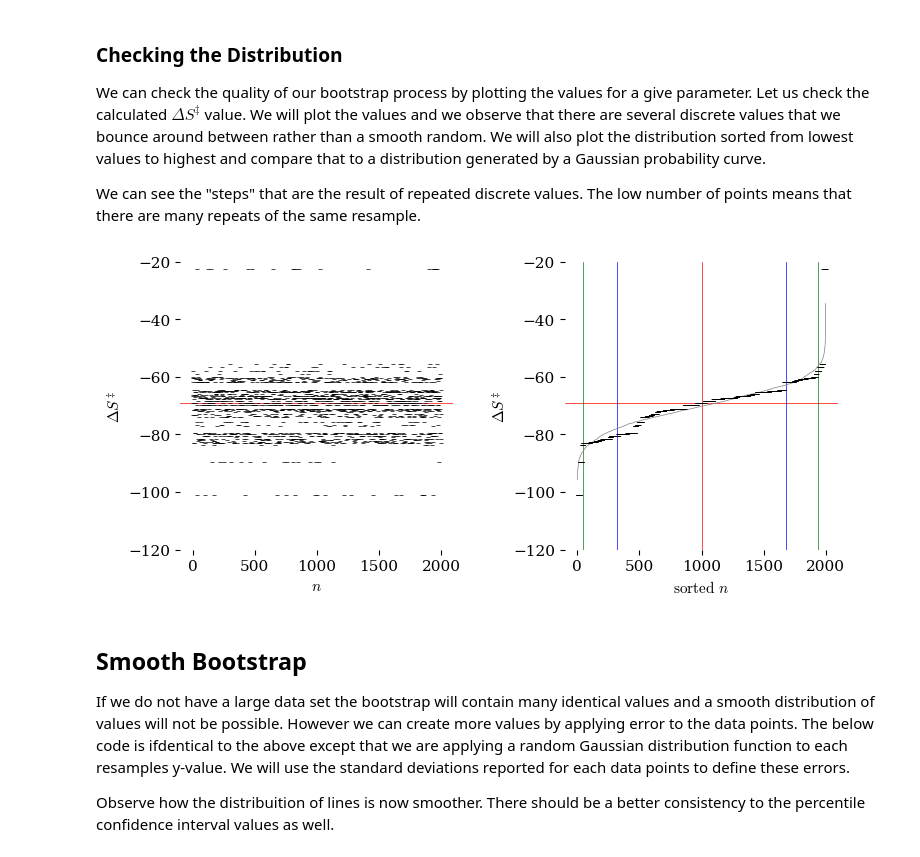
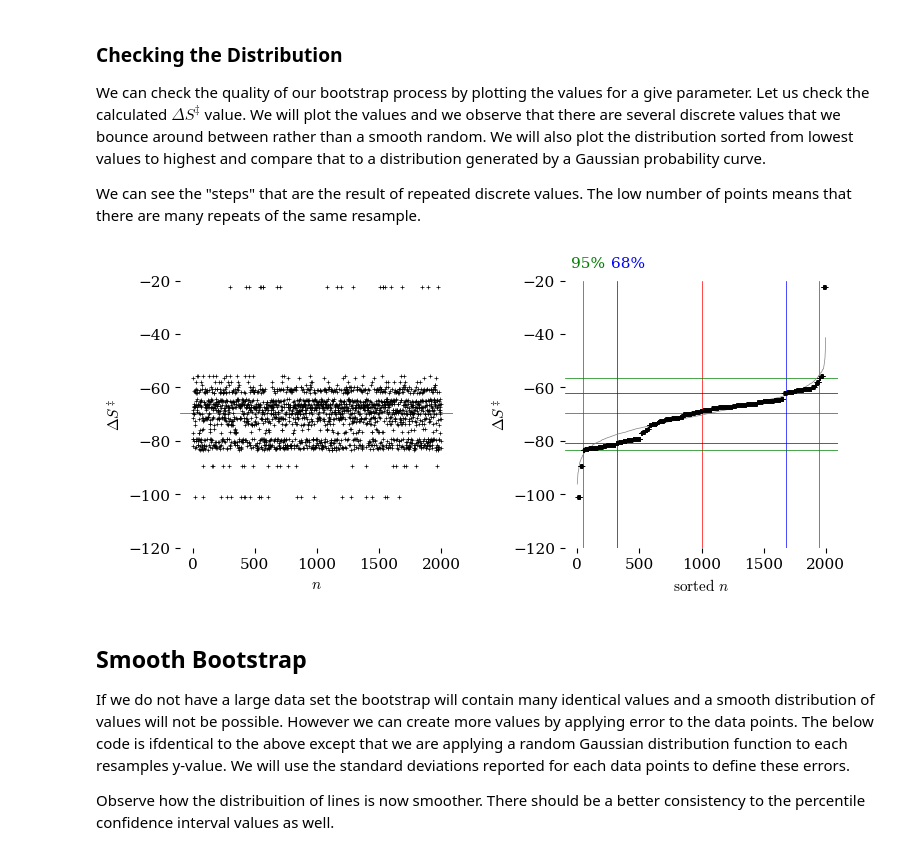
Before and after one commit to blinkletter/StealThisCode, a Jupyter notebook: 5_Erying/5A-Eyring_Exercises_5_Bootstrap.ipynb, the cells around one changed output. Drawn from its saved outputs; the diff is of its cells as text; code cells hidden in the pictures.

```diff
--- a/5_Erying/5A-Eyring_Exercises_5_Bootstrap.ipynb
+++ b/5_Erying/5A-Eyring_Exercises_5_Bootstrap.ipynb
@@ -401,9 +401,9 @@ ax[1].set(
        )
 #ax[1].set_xticks([0,0.001,0.002,0.003])
 
-ax[0].scatter(x1, y1, marker='_', s = 10,
+ax[0].scatter(x1, y1, marker='+', s = 10,
               color='black', linewidth = 0.5, zorder=1)
-ax[1].scatter(x1, y1_sorted, marker='_', s = 10,
+ax[1].scatter(x1, y1_sorted, marker='+', s = 10,
               color='black', linewidth = 0.5, zorder=1)
 
 
@@ -419,42 +419,48 @@ ax[1].axvline(n_points/2, color="red", linewidth = 0.5, zorder = 0)
 
 ax[1].axvline(percentile68left, color="blue", linewidth = 0.5, zorder = 0)
 ax[1].axvline(percentile68right, color="blue", linewidth = 0.5, zorder = 0)
-#ax[1].text(percentile68left-50,-15,"68%", color="blue")
+ax[1].text(percentile68left-50,-15,"68%", color="blue")
+
+ax[1].axhline(np.percentile(y1,16), color="blue", linewidth = 0.5, zorder = 0)
+ax[1].axhline(np.percentile(y1,84), color="blue", linewidth = 0.5, zorder = 0)
 
 
 
 ### 95%
 percentile95left = np.percentile(x1,2.5)
-percentile95right = np.percentile(x1,97.1)
+percentile95right = np.percentile(x1,97.5)
 
 ax[1].axvline(percentile95left, color="green", linewidth = 0.5, zorder = 0)
 ax[1].axvline(percentile95right, color="green", linewidth = 0.5, zorder = 0)
-#ax[1].text(percentile95left-100,-15,"95%", color="green")
+ax[1].text(percentile95left-100,-15,"95%", color="green")
+
+ax[1].axhline(np.percentile(y1,2.5), color="green", linewidth = 0.5, zorder = 0)
+ax[1].axhline(np.percentile(y1,97.5), color="green", linewidth = 0.5, zorder = 0)
 
 
 #######################################
 ### Plot gaussin Dist
 #######################################
 
 y_r_list = []
 for q in x1:
 #   y_r = np.random.normal(dS.n, dS.s)   ### smooth with gaussian error
     y_r = np.random.normal(value.n, value.s)   ### smooth with gaussian error
     y_r_list.append(y_r)
 
 y_r_list.sort()
 
 ax[1].plot(x1, y_r_list, "-", color = "gray", linewidth = 0.5, zorder = 0)
 
 #######################################
 ### Output plot
 #######################################
 
 plt.tight_layout(pad=2, h_pad=None, w_pad=None, rect=None)
 plt.savefig("plots/Eyring_bootstrap_5.pdf")
 plt.show()
 # %% [output]
-[figure, old version]
+[figure, new version]
 # %% [markdown]
 ## Smooth Bootstrap
 
```
Also changed, not shown: parts of 6 cells of this notebook, 6 other files.
